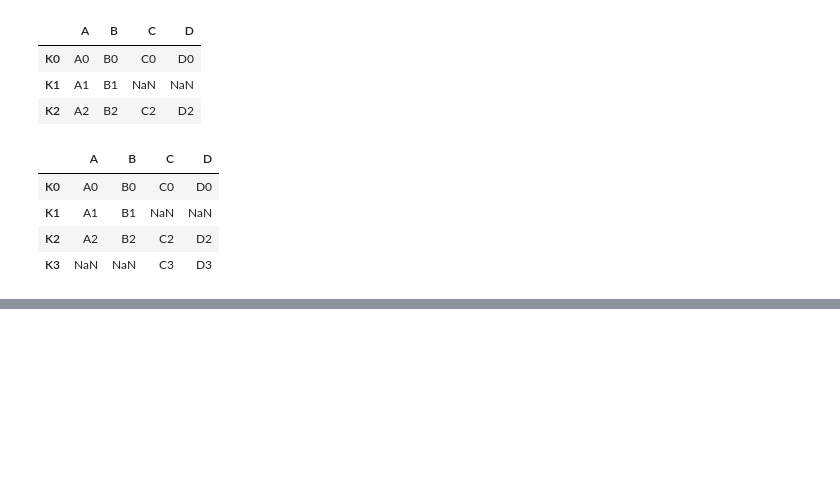
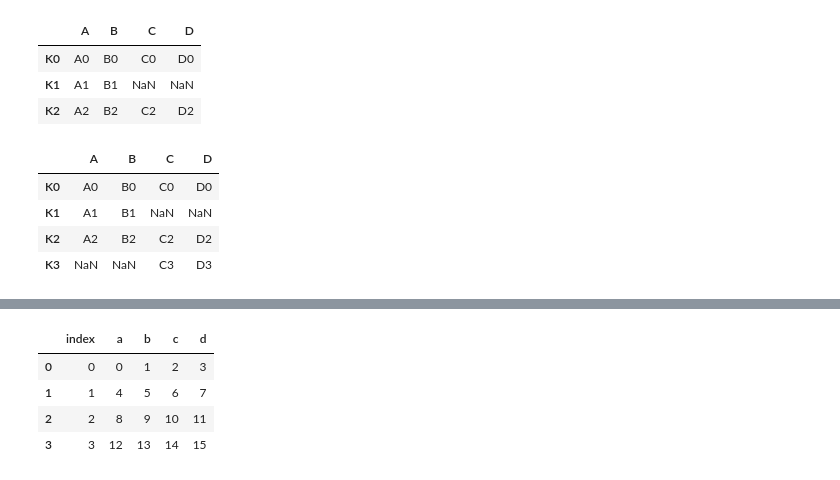
Before and after one commit to shahbazmansahia/DataAnalysisWithPython, a Jupyter notebook: Refactored_Py_DS_ML_Bootcamp-master/03-Python-for-Data-Analysis-Pandas/Pandas Intro Section Notes.ipynb, the cells around one changed output, grey strips where cells are left out. Cells and saved outputs as stored; diff of their text form; code cells hidden in the pictures; blank space fills up the shorter version.

```diff
--- a/Refactored_Py_DS_ML_Bootcamp-master/03-Python-for-Data-Analysis-Pandas/Pandas Intro Section Notes.ipynb
+++ b/Refactored_Py_DS_ML_Bootcamp-master/03-Python-for-Data-Analysis-Pandas/Pandas Intro Section Notes.ipynb
@@ -1085,0 +1435,4 @@ left.join(right, how='outer')
+# %%
+# this creates a very temporary, very small sqlite engine database
+# that is running in memory
+engine = create_engine('sqlite:///:memory:')
@@ -1085,0 +1442,10 @@ left.join(right, how='outer')
+# %%
+sqldf = pd.read_sql('my_table', con=engine)
+# %%
+sqldf
+# %% [output]
+|  | index | a | b | c | d |
+| 0 | 0 | 0 | 1 | 2 | 3 |
+| 1 | 1 | 4 | 5 | 6 | 7 |
+| 2 | 2 | 8 | 9 | 10 | 11 |
+| 3 | 3 | 12 | 13 | 14 | 15 |
```
Also changed, not shown: parts of 64 cells of this notebook, 2 other files.
